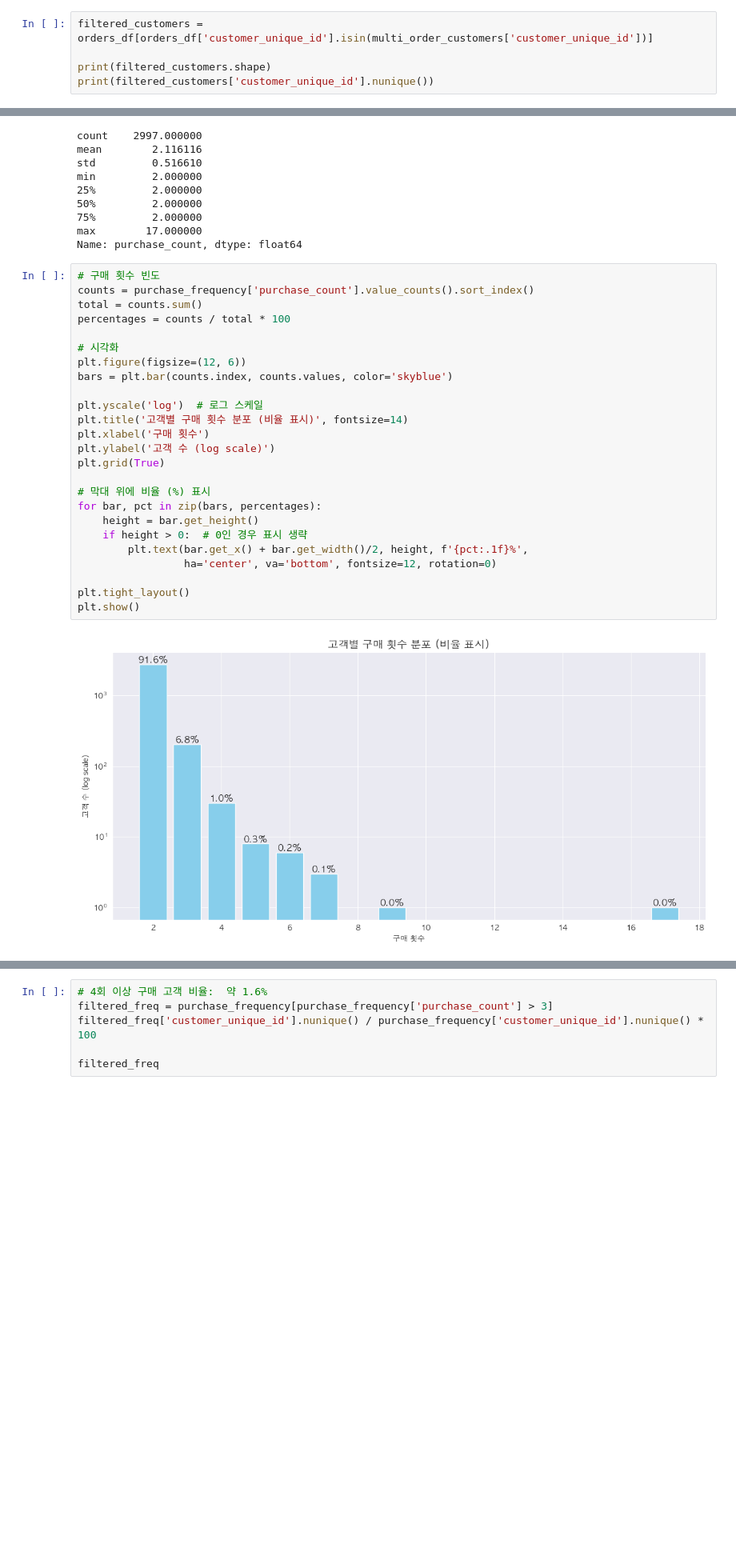
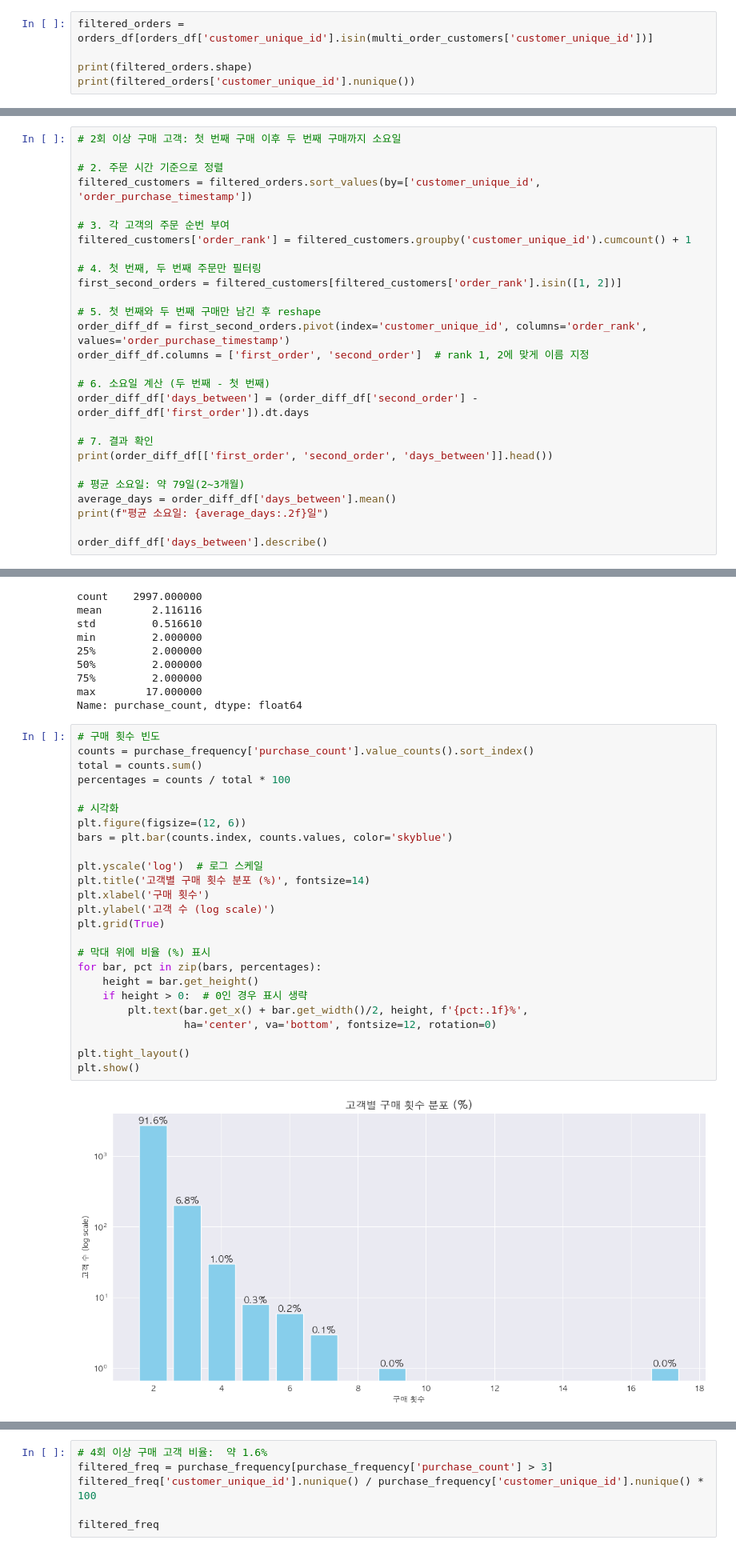
Before and after one commit to jinijini20/SKN14-2nd-5Team, a Jupyter notebook: YiseoY/0529_eda.ipynb, the cells around one changed output, grey strips where cells are left out. Shown at 80% size. Saved outputs shown, nothing was run; the diff lists cells and outputs as text; blank space fills up the shorter version.

```diff
--- a/YiseoY/0529_eda.ipynb
+++ b/YiseoY/0529_eda.ipynb
@@ -611,10 +708,10 @@ orders_df.head()
 # %% [markdown]
 ## 2회 이상 구매 고객 필터링
 # %%
-filtered_customers = orders_df[orders_df['customer_unique_id'].isin(multi_order_customers['customer_unique_id'])]
+filtered_orders = orders_df[orders_df['customer_unique_id'].isin(multi_order_customers['customer_unique_id'])]
 
-print(filtered_customers.shape)
-print(filtered_customers['customer_unique_id'].nunique())
+print(filtered_orders.shape)
+print(filtered_orders['customer_unique_id'].nunique())
 # %% [output]
 (6342, 9)
 2997
@@ -620,0 +736,27 @@ print(filtered_customers['customer_unique_id'].nunique())
+# %%
+# 2회 이상 구매 고객: 첫 번째 구매 이후 두 번째 구매까지 소요일
+
+# 2. 주문 시간 기준으로 정렬
+filtered_customers = filtered_orders.sort_values(by=['customer_unique_id', 'order_purchase_timestamp'])
+
+# 3. 각 고객의 주문 순번 부여
+filtered_customers['order_rank'] = filtered_customers.groupby('customer_unique_id').cumcount() + 1
+
+# 4. 첫 번째, 두 번째 주문만 필터링
+first_second_orders = filtered_customers[filtered_customers['order_rank'].isin([1, 2])]
+
+# 5. 첫 번째와 두 번째 구매만 남긴 후 reshape
+order_diff_df = first_second_orders.pivot(index='customer_unique_id', columns='order_rank', values='order_purchase_timestamp')
+order_diff_df.columns = ['first_order', 'second_order']  # rank 1, 2에 맞게 이름 지정
+
+# 6. 소요일 계산 (두 번째 - 첫 번째)
+order_diff_df['days_between'] = (order_diff_df['second_order'] - order_diff_df['first_order']).dt.days
+
+# 7. 결과 확인
+print(order_diff_df[['first_order', 'second_order', 'days_between']].head())
+
+# 평균 소요일: 약 79일(2~3개월)
+average_days = order_diff_df['days_between'].mean()
+print(f"평균 소요일: {average_days:.2f}일")
+
+order_diff_df['days_between'].describe()
@@ -650,30 +1676,30 @@ Name: purchase_count, dtype: float64
 # %%
 # 구매 횟수 빈도
 counts = purchase_frequency['purchase_count'].value_counts().sort_index()
 total = counts.sum()
 percentages = counts / total * 100
 
 # 시각화
 plt.figure(figsize=(12, 6))
 bars = plt.bar(counts.index, counts.values, color='skyblue')
 
 plt.yscale('log')  # 로그 스케일
-plt.title('고객별 구매 횟수 분포 (비율 표시)', fontsize=14)
+plt.title('고객별 구매 횟수 분포 (%)', fontsize=14)
 plt.xlabel('구매 횟수')
 plt.ylabel('고객 수 (log scale)')
 plt.grid(True)
 
 # 막대 위에 비율 (%) 표시
 for bar, pct in zip(bars, percentages):
     height = bar.get_height()
     if height > 0:  # 0인 경우 표시 생략
         plt.text(bar.get_x() + bar.get_width()/2, height, f'{pct:.1f}%',
                  ha='center', va='bottom', fontsize=12, rotation=0)
 
 plt.tight_layout()
 plt.show()
 # %% [output]
-[figure, old version]
+[figure, new version]
 # %%
 # 이상치 추출
 Q1 = purchase_frequency['purchase_count'].quantile(0.25)
```
Also changed, not shown: parts of 119 cells of this notebook.
